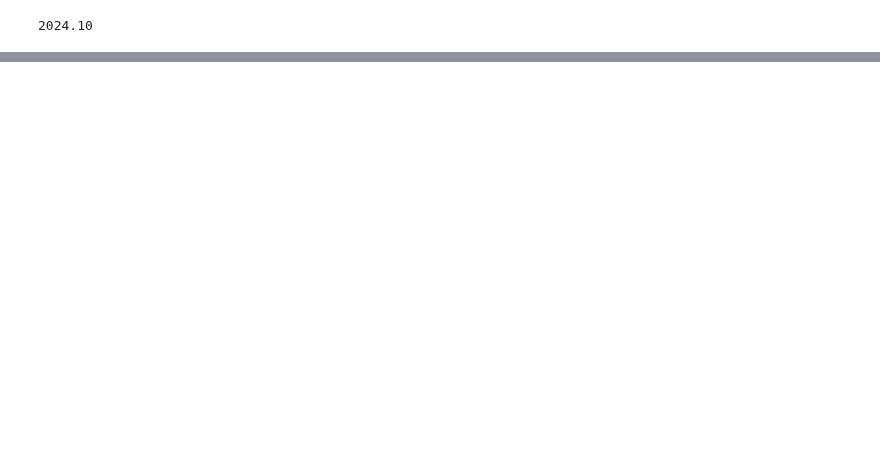
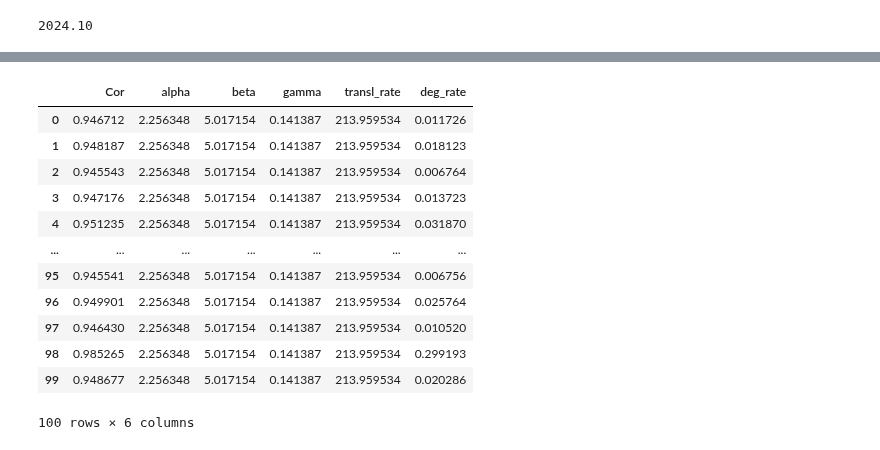
Before and after one commit to reliscu/chronocell_simulations, a Jupyter notebook: simulate_data_constant.ipynb, the cells around one changed output, grey strips where cells are left out. Cells and saved outputs as stored; diff of their text form; code cells hidden in the pictures; blank space fills up the shorter version.

```diff
--- a/simulate_data_constant.ipynb
+++ b/simulate_data_constant.ipynb
@@ -158,0 +145,16 @@ for j in range(p):
+# %%
+data
+# %% [output]
+|  | Cor | alpha | beta | gamma | transl_rate | deg_rate |
+| 0 | 0.946712 | 2.256348 | 5.017154 | 0.141387 | 213.959534 | 0.011726 |
+| 1 | 0.948187 | 2.256348 | 5.017154 | 0.141387 | 213.959534 | 0.018123 |
+| 2 | 0.945543 | 2.256348 | 5.017154 | 0.141387 | 213.959534 | 0.006764 |
+| 3 | 0.947176 | 2.256348 | 5.017154 | 0.141387 | 213.959534 | 0.013723 |
+| 4 | 0.951235 | 2.256348 | 5.017154 | 0.141387 | 213.959534 | 0.031870 |
+| ... | ... | ... | ... | ... | ... | ... |
+| 95 | 0.945541 | 2.256348 | 5.017154 | 0.141387 | 213.959534 | 0.006756 |
+| 96 | 0.949901 | 2.256348 | 5.017154 | 0.141387 | 213.959534 | 0.025764 |
+| 97 | 0.946430 | 2.256348 | 5.017154 | 0.141387 | 213.959534 | 0.010520 |
+| 98 | 0.985265 | 2.256348 | 5.017154 | 0.141387 | 213.959534 | 0.299193 |
+| 99 | 0.948677 | 2.256348 | 5.017154 | 0.141387 | 213.959534 | 0.020286 |
+100 rows × 6 columns
```
Also changed, not shown: parts of 6 cells of this notebook.
